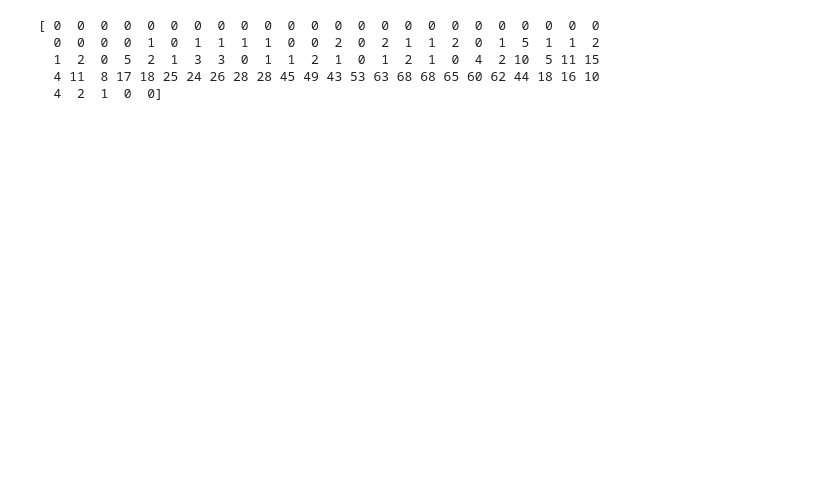
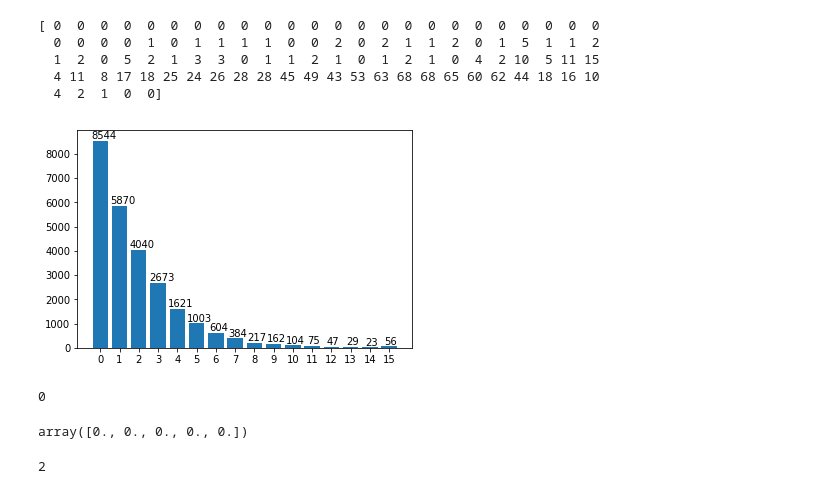
Before and after one commit to CryMasK/TwitchHighlightAnalyzer, a Jupyter notebook: get_distribution (simplified).ipynb, the cells around one changed output. Saved outputs shown, nothing was run; the diff lists cells and outputs as text; code cells hidden in the pictures; blank space fills up the shorter version.

```diff
--- a/get_distribution (simplified).ipynb
+++ b/get_distribution (simplified).ipynb
@@ -66,0 +71,58 @@ print(clip_distribution)
+# %%
+DATA_PATH = "../TwitchHighlightCrawler/vod/" # const
+# %%
+def pltFrequencyDistribution(filename='', specific_video=0, only_chat=False):
+    mark = np.load(filename, allow_pickle=True)[specific_video]
+
+    VIDEO_PATH = DATA_PATH + mark[0] + '/'+ mark[1] +'/' # local const
+
+    # read video info
+    with open(VIDEO_PATH + 'info.json', "r", encoding="utf-8") as file:
+        data = file.read()
+    videoInfo = json.loads(data)
+
+    messageCountEachWindow = np.zeros(videoInfo['length'], dtype=int)
+    messagePathList = glob.glob(VIDEO_PATH + 'Message-*.json')
+    for path in messagePathList:
+        with open(path, "r", encoding="utf-8") as file:
+            data = file.read()
+
+        commentData = json.loads(data)['comments']
+        for comment in commentData:
+            offset = math.floor( comment['content_offset_seconds'] ) # get comment offset
+
+            if offset >= videoInfo['length']:
+                break
+            if only_chat and comment['source'] != 'chat':
+                continue
+
+            messageCountEachWindow[ offset ] += 1
+
+    maxMessageCount = messageCountEachWindow.max()
+    frequencyDistribution = np.zeros(maxMessageCount + 1, dtype=int)
+    for window in messageCountEachWindow:
+        frequencyDistribution[ window ] += 1
+
+    maxFrequencyCount = frequencyDistribution.max()
+    plt.bar(range(len(frequencyDistribution)), frequencyDistribution)
+    plt.xticks(range(len(frequencyDistribution)))
+    for i, v in enumerate(frequencyDistribution):
+        plt.text(i - 0.12 * len("%i" % v), v + 0.01*maxFrequencyCount, str(v))
+    plt.show()
+
+    print(messageCountEachWindow.min())
+# %%
+pltFrequencyDistribution('training_mark-yb9ap3dscbr3p.npy', specific_video=5, only_chat=True)
+# %% [output]
+[figure, added]
+0
+# %%
+a  = np.zeros(5)
+a
+# %% [output]
+array([0., 0., 0., 0., 0.])
+# %%
+b = 55
+len("%i" %b)
+# %% [output]
+2
```
Also changed, not shown: parts of 1 cell of this notebook, 4 other files.
